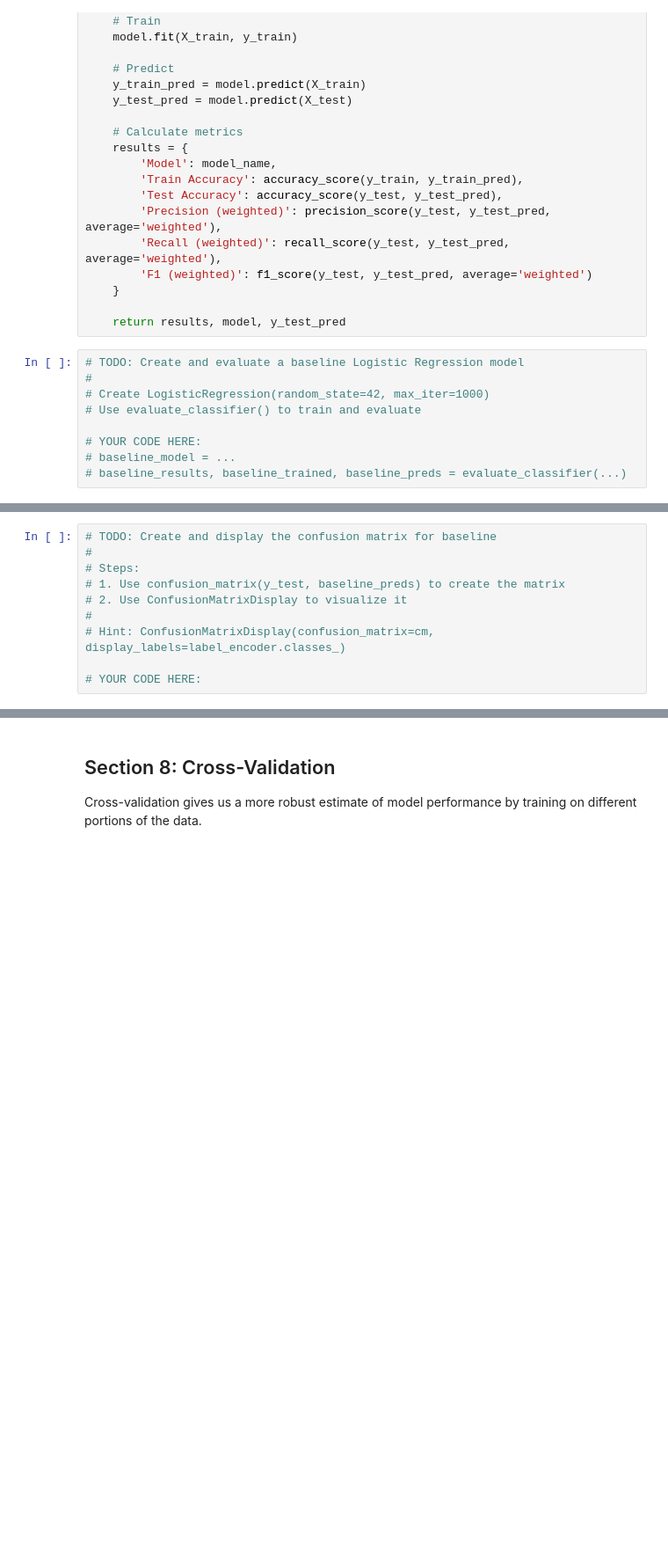
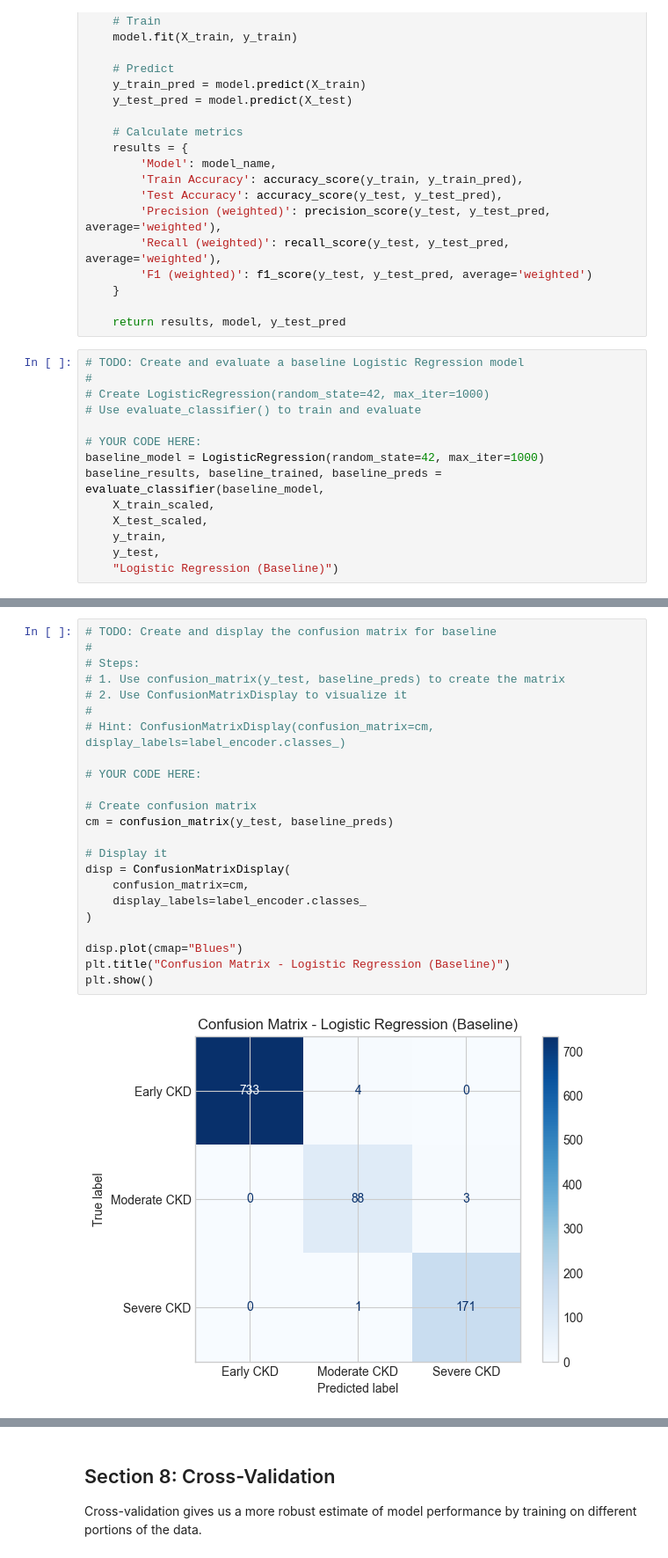
Before and after one commit to jvilla13/individual-capstone-jvilla13, a Jupyter notebook: notebooks/03_classification_model.ipynb, the cells around one changed output, grey strips where cells are left out. Shown at 88% size. Drawn from its saved outputs; the diff is of its cells as text; blank space fills up the shorter version.

Commit message:
Section 7 Done: Baseline Model & Evaluation

```diff
--- a/notebooks/03_classification_model.ipynb
+++ b/notebooks/03_classification_model.ipynb
@@ -434,8 +434,13 @@ def evaluate_classifier(model, X_train, X_test, y_train, y_test, model_name):
 # Use evaluate_classifier() to train and evaluate
 
 # YOUR CODE HERE:
-# baseline_model = ...
-# baseline_results, baseline_trained, baseline_preds = evaluate_classifier(...)
+baseline_model = LogisticRegression(random_state=42, max_iter=1000)
+baseline_results, baseline_trained, baseline_preds = evaluate_classifier(baseline_model,
+    X_train_scaled,
+    X_test_scaled,
+    y_train,
+    y_test,
+    "Logistic Regression (Baseline)")
 # %%
 # Display baseline results
 print("=" * 50)
@@ -447,13 +459,28 @@ print(f"F1 Score:       {baseline_results['F1 (weighted)']:.4f}")
 # %%
 # TODO: Create and display the confusion matrix for baseline
 #
 # Steps:
 # 1. Use confusion_matrix(y_test, baseline_preds) to create the matrix
 # 2. Use ConfusionMatrixDisplay to visualize it
 #
 # Hint: ConfusionMatrixDisplay(confusion_matrix=cm, display_labels=label_encoder.classes_)
 
 # YOUR CODE HERE:
+
+# Create confusion matrix
+cm = confusion_matrix(y_test, baseline_preds)
+
+# Display it
+disp = ConfusionMatrixDisplay(
+    confusion_matrix=cm,
+    display_labels=label_encoder.classes_
+)
+
+disp.plot(cmap="Blues")
+plt.title("Confusion Matrix - Logistic Regression (Baseline)")
+plt.show()
+# %% [output]
+[figure, added]
 # %% [markdown]
 ### Understanding the Confusion Matrix
 
```
Also changed, not shown: parts of 2 cells of this notebook.
